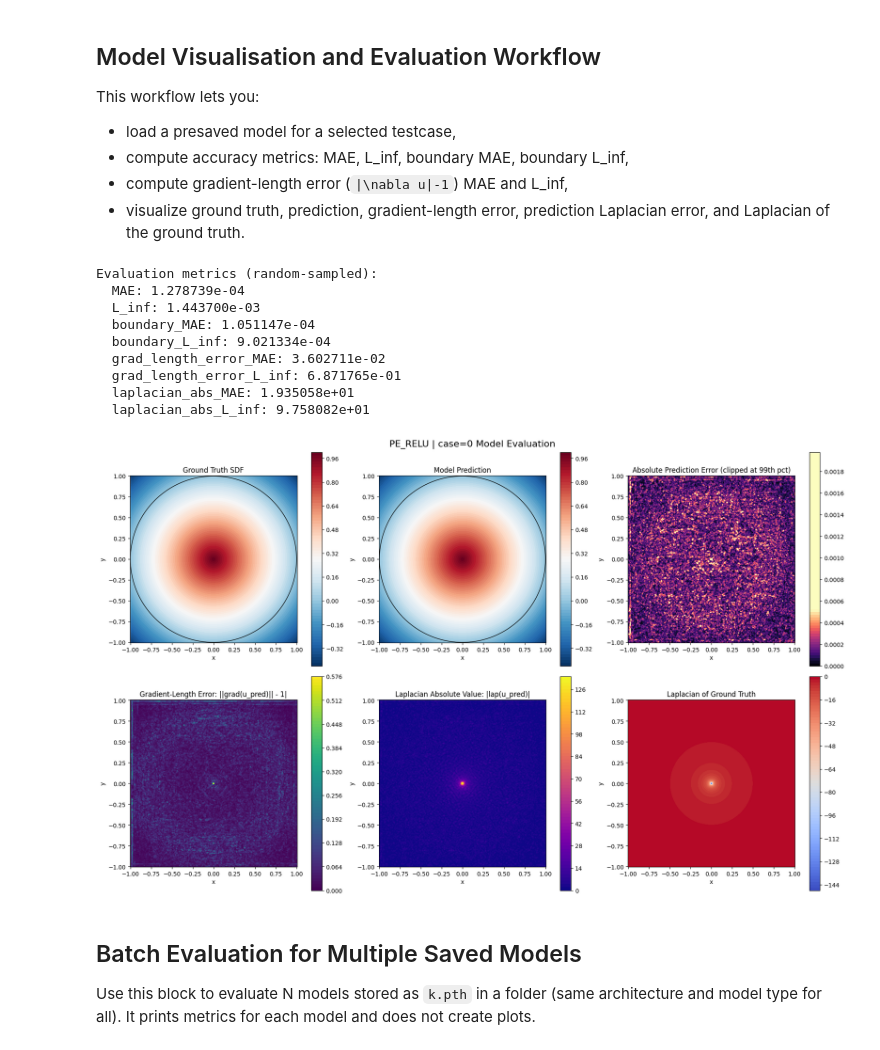
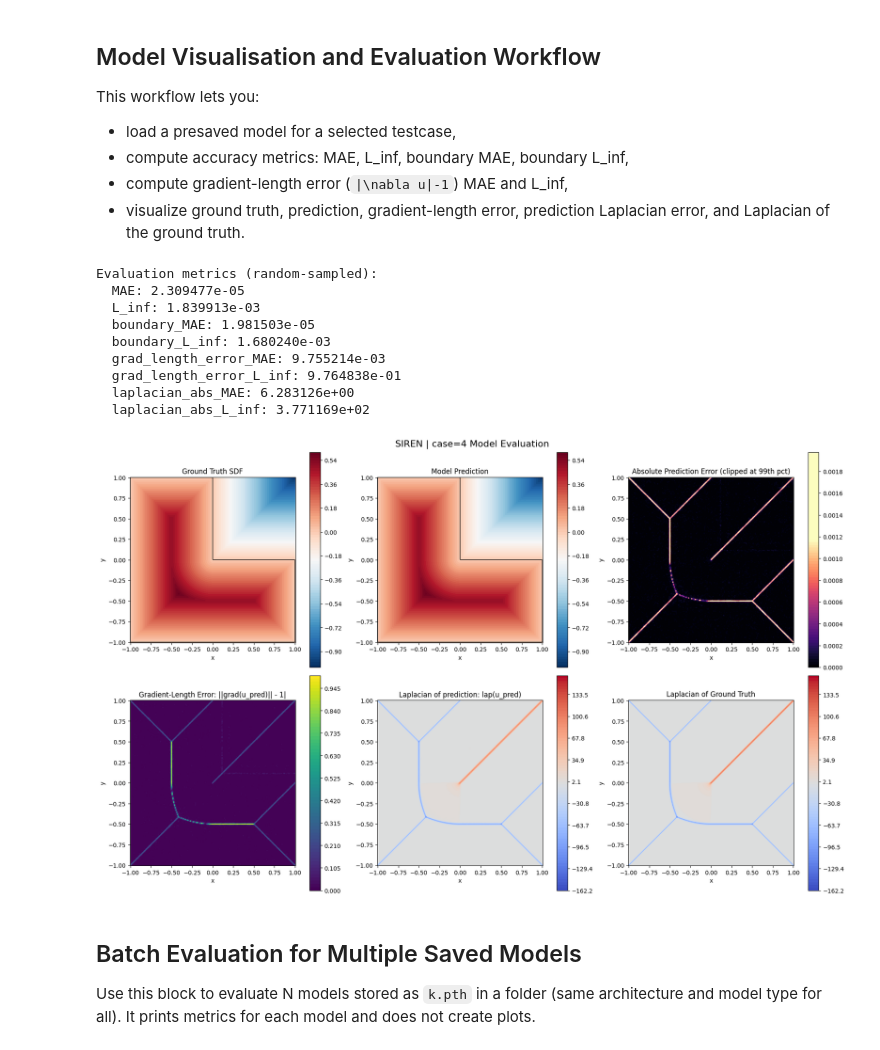
Before and after one commit to csgellert/NeuralIGA, a Jupyter notebook: Neural iga/NeuralSDF/grafgeo26.ipynb, the cells around one changed output. Saved outputs shown, nothing was run; the diff lists cells and outputs as text; code cells hidden in the pictures.

```diff
--- a/Neural iga/NeuralSDF/grafgeo26.ipynb
+++ b/Neural iga/NeuralSDF/grafgeo26.ipynb
@@ -256,7 +256,7 @@ def evaluate_model(
     spacing = (x_max - x_min) / (n_grid - 1)
     lap_gt = laplacian_fd(gt_grid_np, spacing)
     lap_pred = laplacian_fd(pred_grid_np, spacing)
-    lap_err_vs_zero = np.abs(lap_pred)
+    lap_err_vs_zero = lap_pred#np.abs(lap_pred)
 
     metrics = {
         "MAE": mae,
@@ -289,7 +289,7 @@ def plot_evaluation(fields: Dict[str, np.ndarray], title_prefix: str = ""):
     pred = fields["pred"]
     abs_err = fields["abs_err"]
     grad_len_err = fields["grad_len_err"]
-    lap_pred_abs = fields["lap_pred_abs"]
+    lap_pred = fields["lap_pred_abs"]
     lap_gt = fields["lap_gt"]
 
     fig, axes = plt.subplots(2, 3, figsize=(18, 11), constrained_layout=True)
@@ -315,11 +315,16 @@ def plot_evaluation(fields: Dict[str, np.ndarray], title_prefix: str = ""):
     axes[1, 0].set_title("Gradient-Length Error: ||grad(u_pred)|| - 1|")
     fig.colorbar(c3, ax=axes[1, 0])
 
-    c4 = axes[1, 1].contourf(X, Y, lap_pred_abs, levels=80, cmap="plasma")
-    axes[1, 1].set_title("Laplacian Absolute Value: |lap(u_pred)|")
+    lap_vmax = np.nanmax(np.abs(np.stack([lap_pred, lap_gt], axis=0)))
+    if not np.isfinite(lap_vmax) or lap_vmax <= 0.0:
+        lap_vmax = 1e-12
+    lap_levels = np.linspace(-lap_vmax, lap_vmax, 80)
+
+    c4 = axes[1, 1].contourf(X, Y, lap_pred, levels=lap_levels, cmap="coolwarm", vmin=-lap_vmax, vmax=lap_vmax)
+    axes[1, 1].set_title("Laplacian of prediction: lap(u_pred)")
     fig.colorbar(c4, ax=axes[1, 1])
 
-    c5 = axes[1, 2].contourf(X, Y, lap_gt, levels=80, cmap="coolwarm")
+    c5 = axes[1, 2].contourf(X, Y, lap_gt, levels=lap_levels, cmap="coolwarm", vmin=-lap_vmax, vmax=lap_vmax)
     axes[1, 2].set_title("Laplacian of Ground Truth")
     fig.colorbar(c5, ax=axes[1, 2])
 
@@ -337,7 +342,7 @@ DEVICE = torch.device("cuda" if torch.cuda.is_available() else "cpu")
 # Standard testcases: 0=circle, 1=star, 4=L-shape, 5=line
 CASE = CaseConfig(
     mode="standard",
-    case_id=0,
+    case_id=4,
     data_gen_params={
         "angle": math.pi / 6,
         "offset": 0.0,
@@ -349,61 +354,61 @@ CASE = CaseConfig(
     },
 )
 
-# MODEL = ModelConfig(
-#     model_type="siren",
-#     architecture=[2, 256, 256, 256, 1],
-#     checkpoint_path=r".\model\2.pth",
-#     kwargs={
-#         "outermost_linear": True,
-#         "first_omega_0": 80,
-#         "hidden_omega_0": 120,
-#     },
-# )
+MODEL = ModelConfig(
+    model_type="siren",
+    architecture=[2, 256, 256, 256, 1],
+    checkpoint_path=r".\model\LShape\SIREN_2_1_L.pth",
+    kwargs={
+        "outermost_linear": True,
+        "first_omega_0": 80,
+        "hidden_omega_0": 120,
+    },
+)
 # MODEL = ModelConfig(
 #     model_type="ReLu",
 #     architecture=[2, 256, 256, 256, 256, 1],
 #     checkpoint_path=r".\model\2.pth",
 #     kwargs={},
 # )
 
 #Example for PE-ReLU:
-MODEL = ModelConfig(
-    model_type="pe_relu",
-    architecture=[2, 256, 256, 256, 256, 1],
-    checkpoint_path=r".\model\0.pth",
-    kwargs={"num_freqs": 10, "include_input": True},
-)
+# MODEL = ModelConfig(
+#     model_type="pe_relu",
+#     architecture=[2, 256, 256, 256, 256, 1],
+#     checkpoint_path=r".\model\LShape\PE_L.pth",
+#     kwargs={"num_freqs": 10, "include_input": True},
+# )
 
 # ---------------------- Run evaluation ----------------------
 model = build_model(MODEL)
 model = load_checkpoint(model, MODEL.checkpoint_path, DEVICE)
 
 metrics, fields = evaluate_model(
     model,
     CASE,
     n_eval=30000,
     n_boundary=10000,
     n_grad_eval=30000,
     n_lap_eval=12000,
     n_grid=220,
     eval_range=(-1.005, 1.005),
     device=DEVICE,
     seed=42,
 )
 
 print("Evaluation metrics (random-sampled):")
 for key, value in metrics.items():
     print(f"  {key}: {value:.6e}")
 
 plot_evaluation(fields, title_prefix=f"{MODEL.model_type.upper()} | case={CASE.case_id}")
 # %% [output]
 Evaluation metrics (random-sampled):
-  MAE: 1.278739e-04
-  L_inf: 1.443700e-03
-  boundary_MAE: 1.051147e-04
-  boundary_L_inf: 9.021334e-04
-  grad_length_error_MAE: 3.602711e-02
-  grad_length_error_L_inf: 6.871765e-01
-  laplacian_abs_MAE: 1.935058e+01
-  laplacian_abs_L_inf: 9.758082e+01
+  MAE: 2.309477e-05
+  L_inf: 1.839913e-03
+  boundary_MAE: 1.981503e-05
+  boundary_L_inf: 1.680240e-03
+  grad_length_error_MAE: 9.755214e-03
+  grad_length_error_L_inf: 9.764838e-01
+  laplacian_abs_MAE: 6.283126e+00
+  laplacian_abs_L_inf: 3.771169e+02
-[figure, old version]
+[figure, new version]
```
Also changed, not shown: parts of 3 cells of this notebook, 4 other files.
